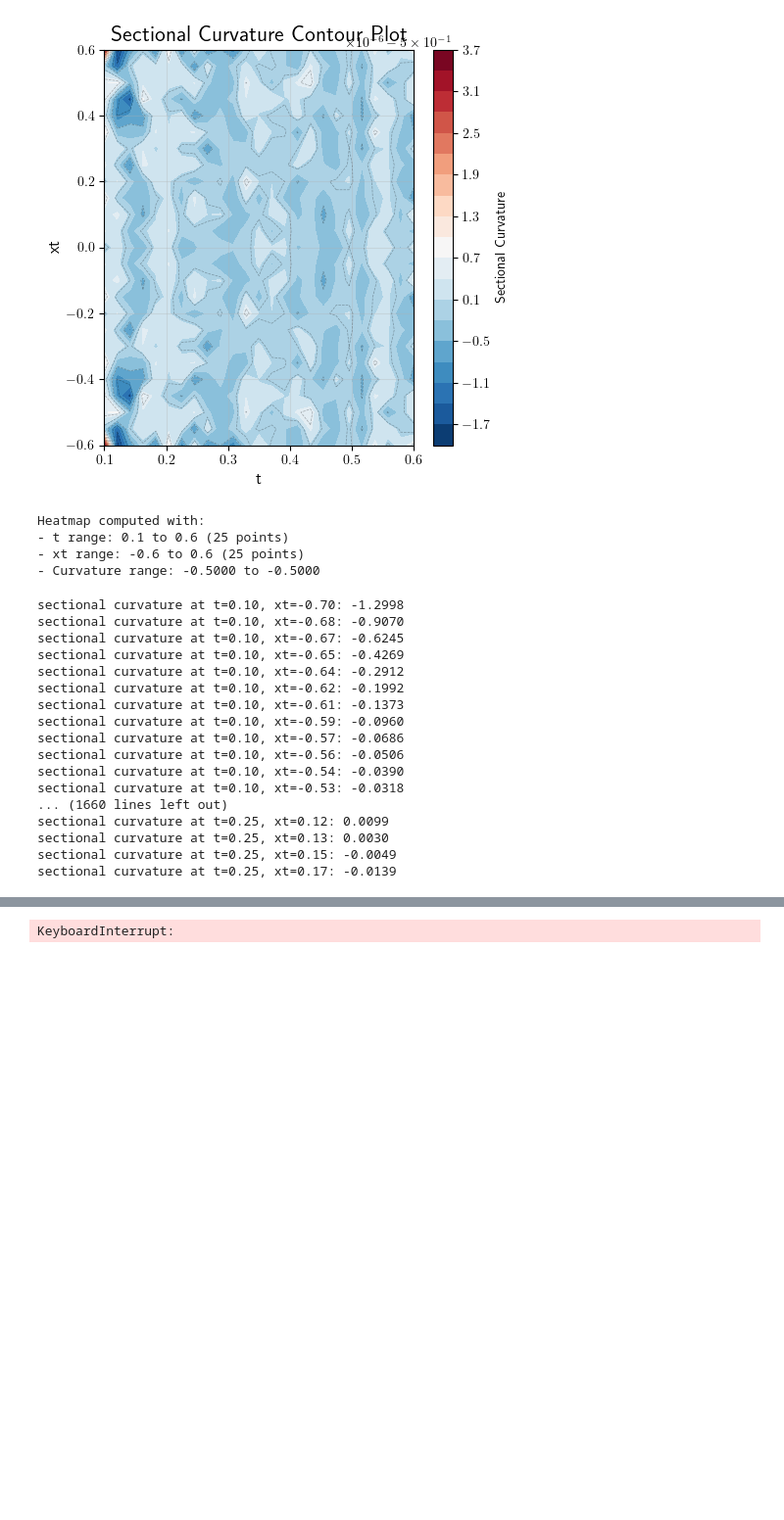
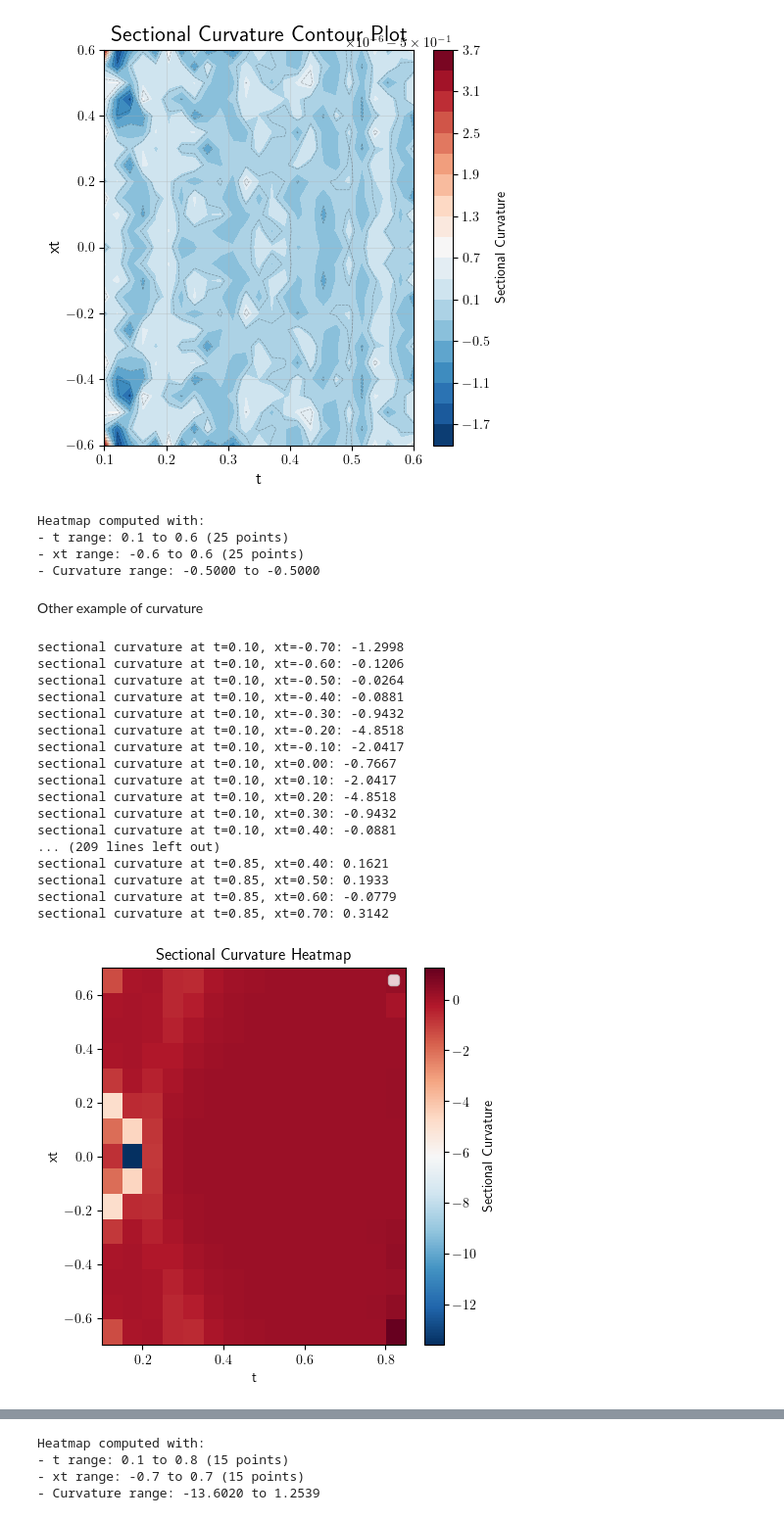
Before and after one commit to MariaEstebanCasadevall/Spacetime-, a Jupyter notebook: toy_experiments/Maria's_experiments/1D Gaussian experiments.ipynb, the cells around one changed output, grey strips where cells are left out. Shown at 98% size. Drawn from its saved outputs; the diff is of its cells as text; code cells hidden in the pictures; blank space fills up the shorter version.

```diff
--- a/toy_experiments/Maria's_experiments/1D Gaussian experiments.ipynb
+++ b/toy_experiments/Maria's_experiments/1D Gaussian experiments.ipynb
@@ -1209,6 +813,8 @@ Heatmap computed with:
 - t range: 0.1 to 0.6 (25 points)
 - xt range: -0.6 to 0.6 (25 points)
 - Curvature range: -0.5000 to -0.5000
+# %% [markdown]
+Other example of curvature
 # %%
 '''
 ---------------------
@@ -1216,24 +822,9 @@ Choose noise schedule
 ---------------------
 '''
 
-LAMBDA_MIN, LAMBDA_MAX = -10, 10
-
-
-def alpha_sigma(t, T=1.0):
-    """
-    Forward process parameters for a Variance-Preserving (VP) SDE
-    with a *linear-in-noise-variance* schedule..
-    """
-    sigma2_t = t / T
-    sigma_t = torch.sqrt(sigma2_t)
-    alpha_t = torch.sqrt(1.0 - sigma2_t)
-
-    return alpha_t, sigma_t
-
-
 def alpha_sigma(t, s=0.008):
     """
-    Cosine noise schedule from 'Improved Denoising Diffusion Probabilistic Models' (Nichol & Dhariwal, 2021).
+    Cosine noise schedule from 'Improved Denoising Diffusion Probabilistic Models'.
 
     Args:
         t: torch.Tensor with values in [0, 1]
@@ -1263,17 +854,13 @@ Hyperparameters
 ---------------
 '''
 
-#original_means = torch.tensor([-2.5, -2.25,  -2, -1.75, -1.5, -1.25, -1, -0.5,0, 0.5, 1, 1.25, 1.5, 1.75, 2, 2.25, 2.5], dtype=torch.float32) #0,0,0   #-1,1,0
-#original_variance = torch.tensor(0.0002, dtype=torch.float32) #0.4
-#weights = torch.tensor([1/17, 1/17, 1/17,1/17,1/17,1/17,1/17,1/17,1/17,1/17,1/17,1/17,1/17,1/17,1/17,1/17,1/17], dtype=torch.float32)  #1,0,0 #1,1,0
-
 original_means = torch.tensor([-1,0,1], dtype=torch.float32) #0,0,0   #-1,1,0
 original_variance = torch.tensor(0.01, dtype=torch.float32) #0.4
 weights = torch.tensor([1/3,1/3,1/3], dtype=torch.float32)
 
 
-t_range = np.linspace(0.1, 0.85,90)
-xt_range = np.linspace(-0.7, 0.7, 90)
+t_range = np.linspace(0.1, 0.85,15)
+xt_range = np.linspace(-0.7, 0.7, 15)
 T, XT = np.meshgrid(t_range, xt_range)
 
 curvature_values = np.zeros_like(T)
@@ -1297,46 +884,47 @@ for i, t in enumerate(t_range):
 
 
 plt.figure(figsize=(5, 5))
 plt.imshow(curvature_values, extent=[t_range.min(), t_range.max(), xt_range.min(), xt_range.max()],
            origin='lower', aspect='auto', cmap='RdBu_r')
 
 plt.colorbar(label='Sectional Curvature')
 plt.title('Sectional Curvature Heatmap')
 plt.xlabel('t')
 plt.ylabel('xt')
 plt.legend()
 plt.show()
 
 plt.figure(figsize=(5, 5))
 contour = plt.contourf(T, XT, curvature_values, levels=20,vmin=-20, vmax=20, cmap='RdBu_r')
 plt.colorbar(contour, label='Sectional Curvature')
 plt.contour(T, XT, curvature_values, levels=10, colors='black', alpha=0.3, linewidths=0.5)
 plt.title('Sectional Curvature Contour Plot', fontsize=16, fontweight='bold')
 plt.xlabel('t', fontsize=12)
 plt.ylabel('xt', fontsize=12)
 plt.grid(True, alpha=0.3)
 plt.tight_layout()
 plt.show()
 
 print(f"\nHeatmap computed with:")
 print(f"- t range: {t_range.min():.1f} to {t_range.max():.1f} ({len(t_range)} points)")
 print(f"- xt range: {xt_range.min():.1f} to {xt_range.max():.1f} ({len(xt_range)} points)")
 print(f"- Curvature range: {curvature_values.min():.4f} to {curvature_values.max():.4f}")
 # %% [output]
 sectional curvature at t=0.10, xt=-0.70: -1.2998
-sectional curvature at t=0.10, xt=-0.68: -0.9070
-sectional curvature at t=0.10, xt=-0.67: -0.6245
-sectional curvature at t=0.10, xt=-0.65: -0.4269
-sectional curvature at t=0.10, xt=-0.64: -0.2912
-sectional curvature at t=0.10, xt=-0.62: -0.1992
-sectional curvature at t=0.10, xt=-0.61: -0.1373
-sectional curvature at t=0.10, xt=-0.59: -0.0960
-sectional curvature at t=0.10, xt=-0.57: -0.0686
-sectional curvature at t=0.10, xt=-0.56: -0.0506
-sectional curvature at t=0.10, xt=-0.54: -0.0390
-sectional curvature at t=0.10, xt=-0.53: -0.0318
-... (1660 lines left out)
-sectional curvature at t=0.25, xt=0.12: 0.0099
-sectional curvature at t=0.25, xt=0.13: 0.0030
-sectional curvature at t=0.25, xt=0.15: -0.0049
-sectional curvature at t=0.25, xt=0.17: -0.0139
+sectional curvature at t=0.10, xt=-0.60: -0.1206
+sectional curvature at t=0.10, xt=-0.50: -0.0264
+sectional curvature at t=0.10, xt=-0.40: -0.0881
+sectional curvature at t=0.10, xt=-0.30: -0.9432
+sectional curvature at t=0.10, xt=-0.20: -4.8518
+sectional curvature at t=0.10, xt=-0.10: -2.0417
+sectional curvature at t=0.10, xt=0.00: -0.7667
+sectional curvature at t=0.10, xt=0.10: -2.0417
+sectional curvature at t=0.10, xt=0.20: -4.8518
+sectional curvature at t=0.10, xt=0.30: -0.9432
+sectional curvature at t=0.10, xt=0.40: -0.0881
+... (209 lines left out)
+sectional curvature at t=0.85, xt=0.40: 0.1621
+sectional curvature at t=0.85, xt=0.50: 0.1933
+sectional curvature at t=0.85, xt=0.60: -0.0779
+sectional curvature at t=0.85, xt=0.70: 0.3142
+[figure, added]
@@ -1343 +932,4 @@ sectional curvature at t=0.25, xt=0.17: -0.0139
-KeyboardInterrupt:
+Heatmap computed with:
+- t range: 0.1 to 0.8 (15 points)
+- xt range: -0.7 to 0.7 (15 points)
+- Curvature range: -13.6020 to 1.2539
```
Also changed, not shown: parts of 30 cells of this notebook, 2 other files.
